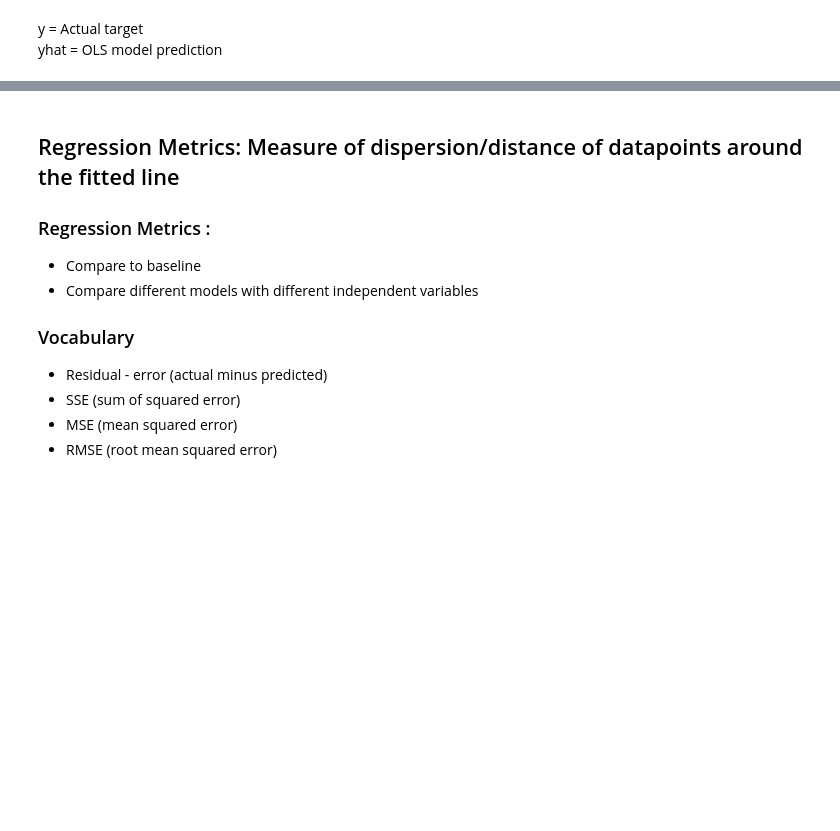
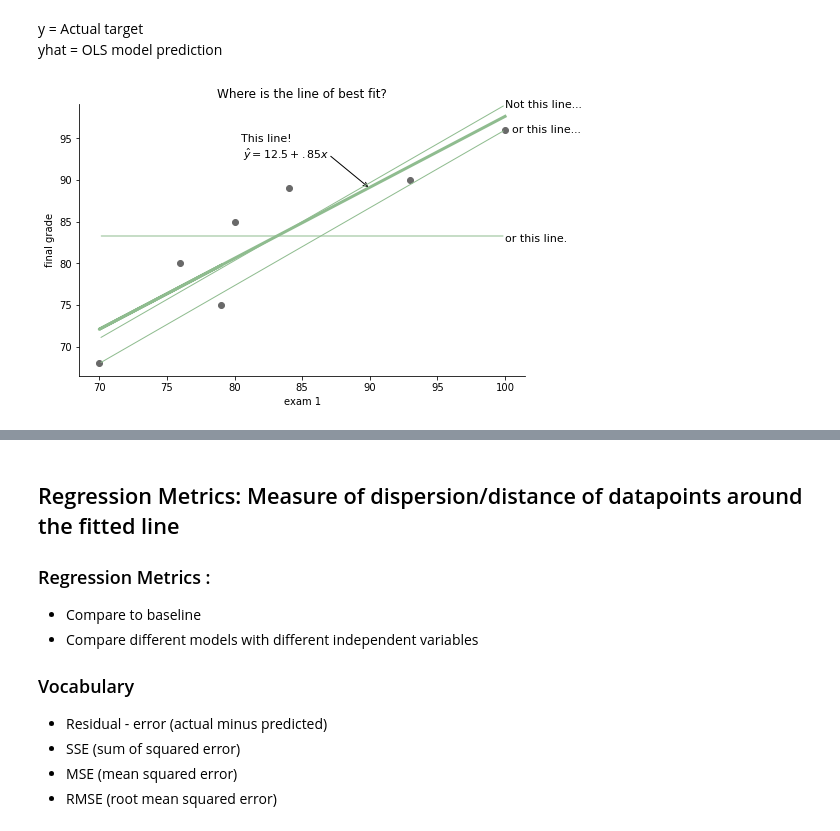
Before and after one commit to brianclements03/regression_exercises, a Jupyter notebook: regression_evaluation_lesson.ipynb, the cells around one changed output, grey strips where cells are left out. Saved outputs shown, nothing was run; the diff lists cells and outputs as text; code cells hidden in the pictures; blank space fills up the shorter version.

```diff
--- a/regression_evaluation_lesson.ipynb
+++ b/regression_evaluation_lesson.ipynb
@@ -114,6 +123,10 @@ df
 # %% [markdown]
 y = Actual target
 yhat = OLS model prediction
+# %%
+viz.evaluation_example2(df, x, y)
+# %% [output]
+[figure, added]
 # %%
 # visualize the line of best fit from OLS linear model
 plt.scatter(df.x, df.y)
```
Also changed, not shown: parts of 9 cells of this notebook, 2 other files.
